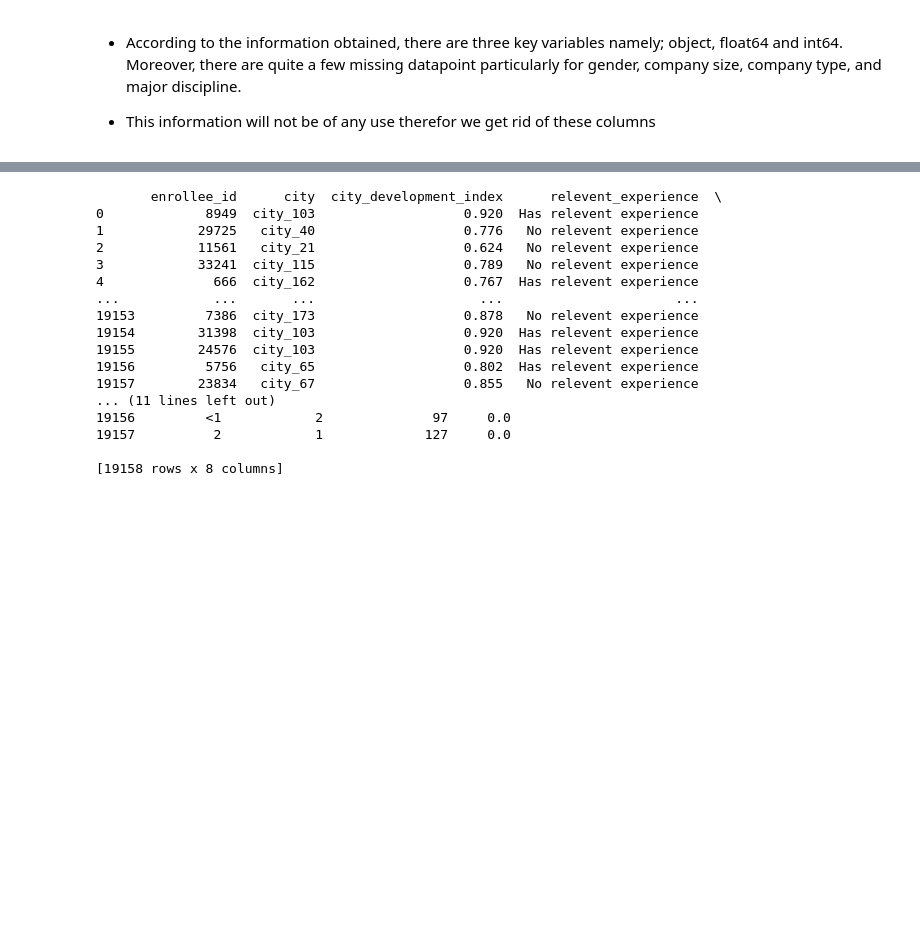
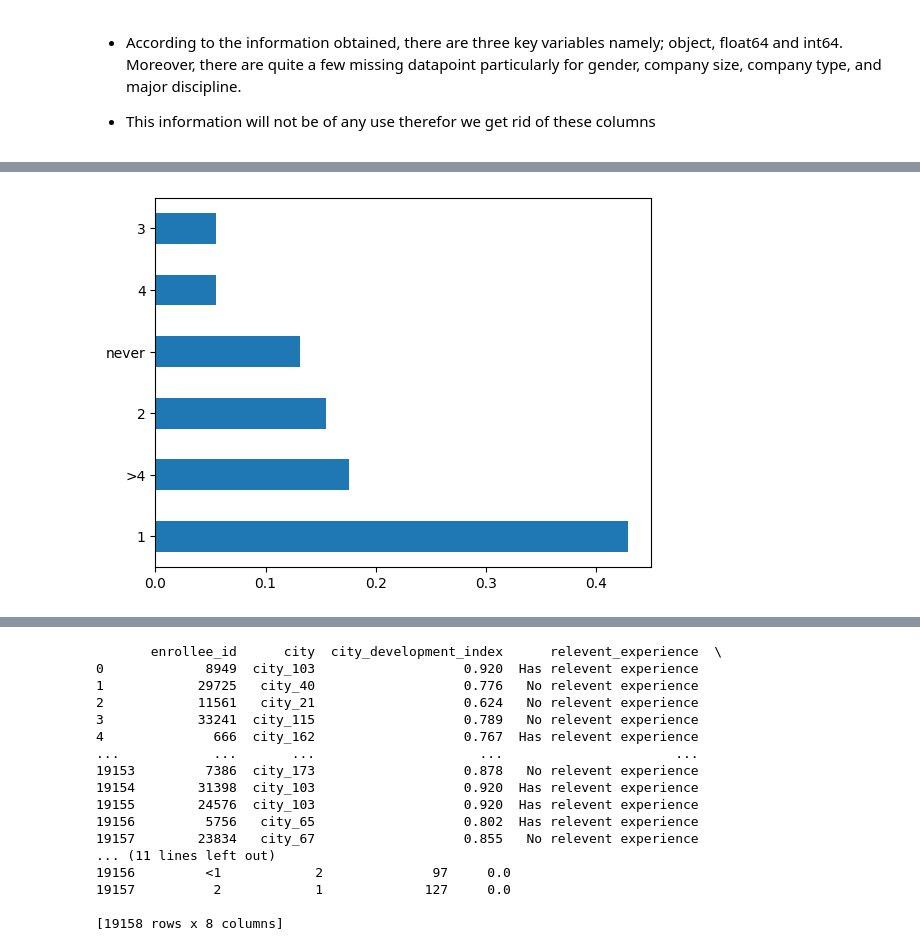
Before and after one commit to asiemachris12/DS-Job-Change-Prediction-Machine-Learning-Project, a Jupyter notebook: 002-DS Job Change.ipynb, the cells around one changed output, grey strips where cells are left out. Cells and saved outputs as stored; diff of their text form; code cells hidden in the pictures; blank space fills up the shorter version.

```diff
--- a/002-DS Job Change.ipynb
+++ b/002-DS Job Change.ipynb
@@ -113,0 +134,8 @@ Map of missing values
+# %%
+# Let's calculate the percentage of each jon status category
+df["last_new_job"].value_counts(normalize=True)
+#plot the bar graph of percentage job categories
+df.last_new_job.value_counts(normalize=True)[:10].plot.barh()
+plt.show()
+# %% [output]
+[figure, added]
```
Also changed, not shown: parts of 5 cells of this notebook, 16 other files.
